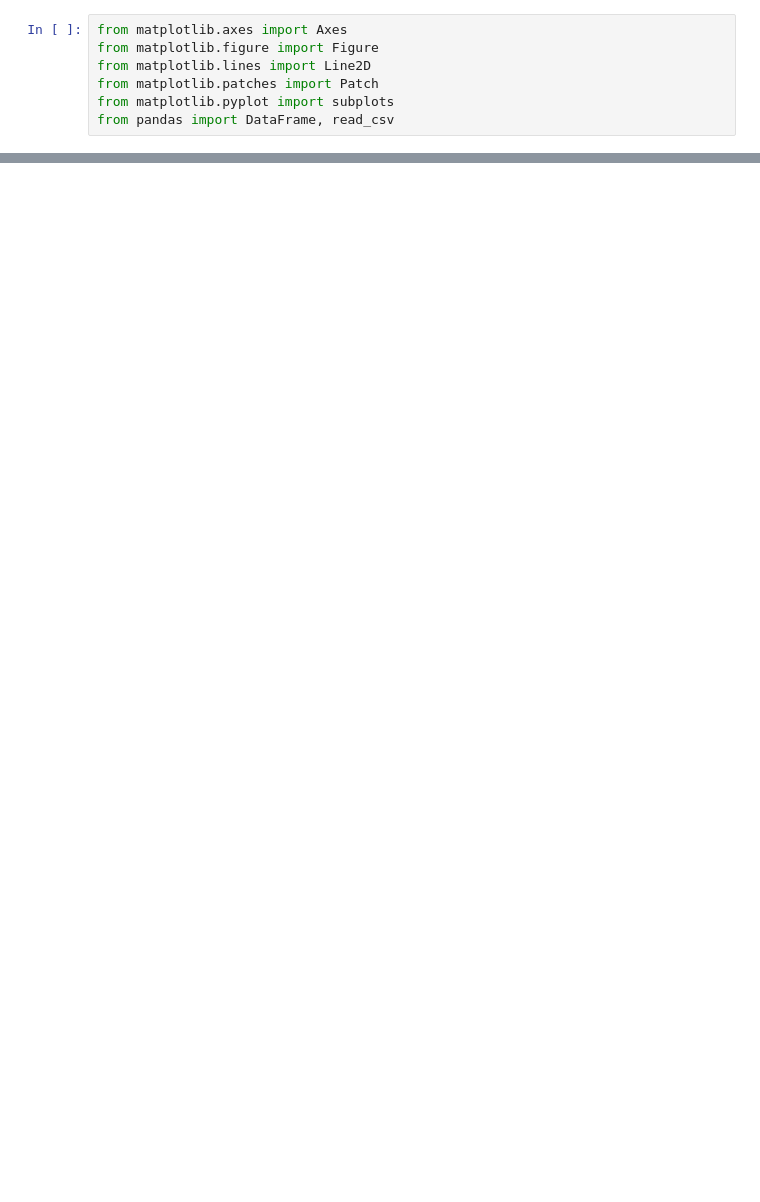
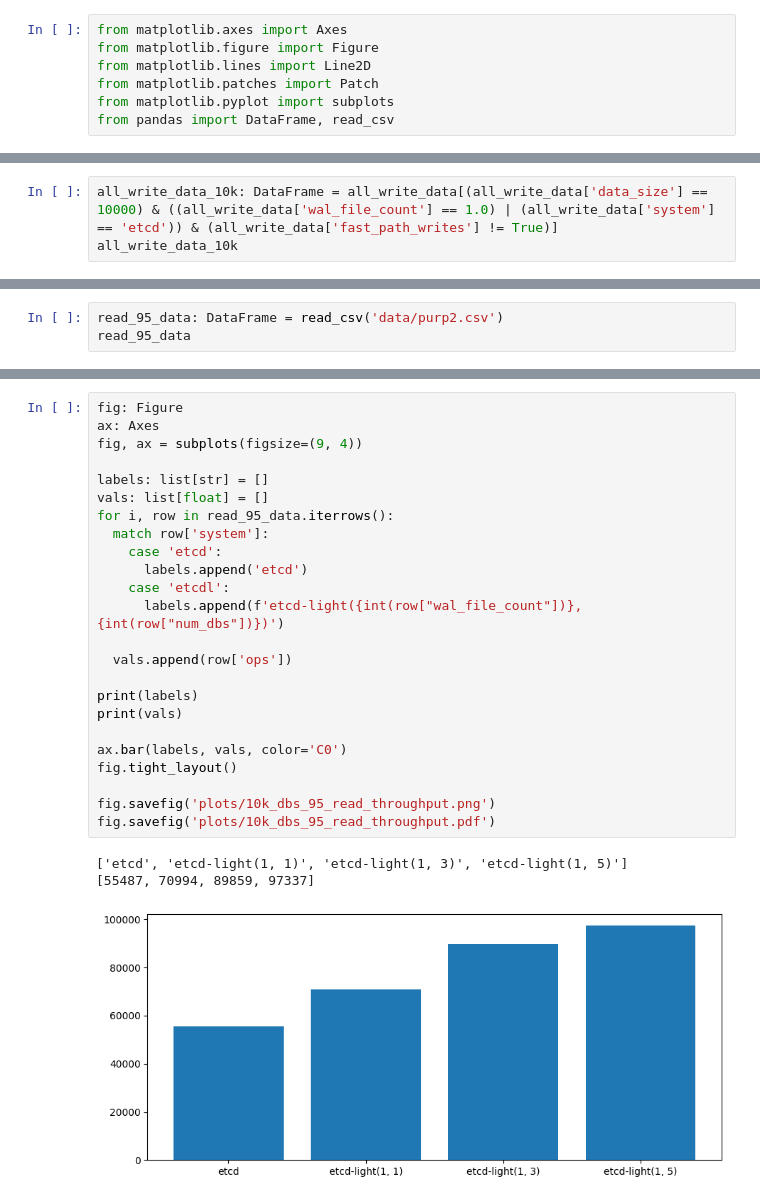
Before and after one commit to ChristopherSiems/etcdl_benchmark, a Jupyter notebook: plot.ipynb, the cells around one changed output, grey strips where cells are left out. Saved outputs shown, nothing was run; the diff lists cells and outputs as text; blank space fills up the shorter version.

```diff
--- a/plot.ipynb
+++ b/plot.ipynb
@@ -100,0 +129,3 @@ fig.savefig('plots/all_write_latency.pdf')
+# %%
+all_write_data_10k: DataFrame = all_write_data[(all_write_data['data_size'] == 10000) & ((all_write_data['wal_file_count'] == 1.0) | (all_write_data['system'] == 'etcd')) & (all_write_data['fast_path_writes'] != True)]
+all_write_data_10k
@@ -100,0 +252,3 @@ fig.savefig('plots/all_write_latency.pdf')
+# %%
+read_95_data: DataFrame = read_csv('data/purp2.csv')
+read_95_data
@@ -100,0 +261,28 @@ fig.savefig('plots/all_write_latency.pdf')
+# %%
+fig: Figure
+ax: Axes
+fig, ax = subplots(figsize=(9, 4))
+
+labels: list[str] = []
+vals: list[float] = []
+for i, row in read_95_data.iterrows():
+  match row['system']:
+    case 'etcd':
+      labels.append('etcd')
+    case 'etcdl':
+      labels.append(f'etcd-light({int(row["wal_file_count"])}, {int(row["num_dbs"])})')
+
+  vals.append(row['ops'])
+
+print(labels)
+print(vals)
+
+ax.bar(labels, vals, color='C0')
+fig.tight_layout()
+
+fig.savefig('plots/10k_dbs_95_read_throughput.png')
+fig.savefig('plots/10k_dbs_95_read_throughput.pdf')
+# %% [output]
+['etcd', 'etcd-light(1, 1)', 'etcd-light(1, 3)', 'etcd-light(1, 5)']
+[55487, 70994, 89859, 97337]
+[figure, added]
```
Also changed, not shown: parts of 8 cells of this notebook, 16 other files.
